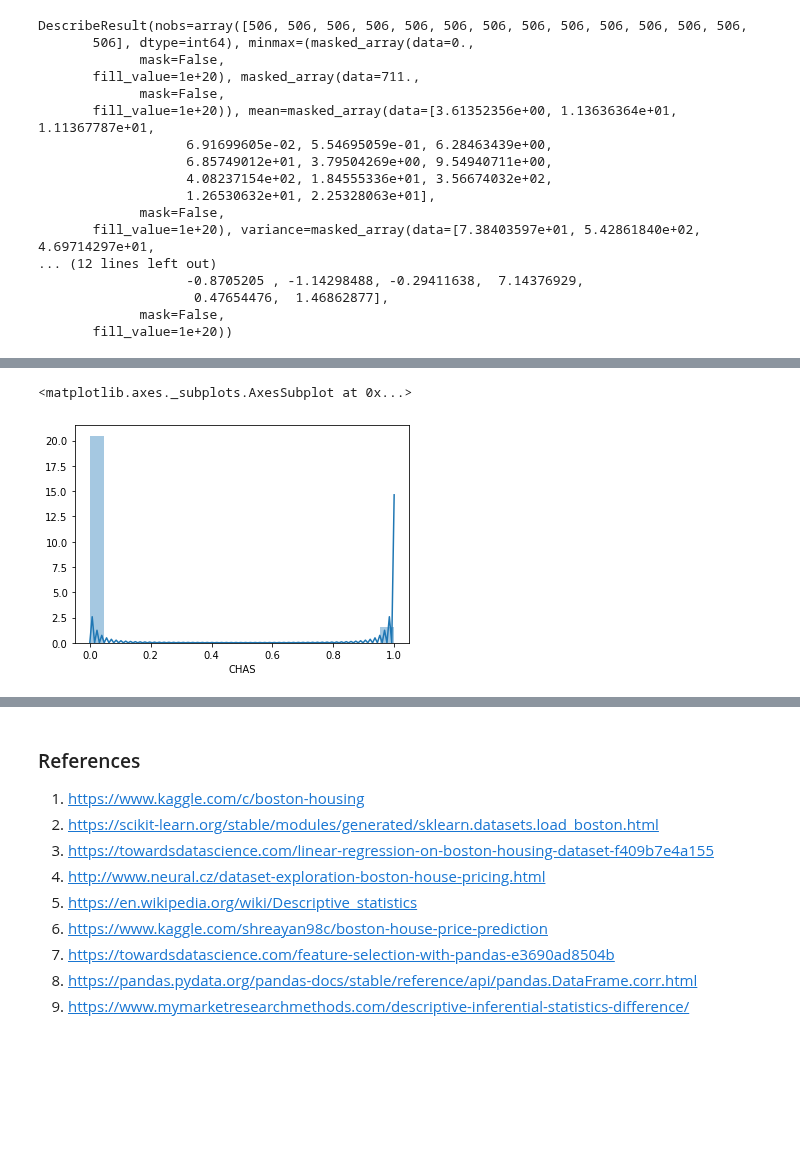
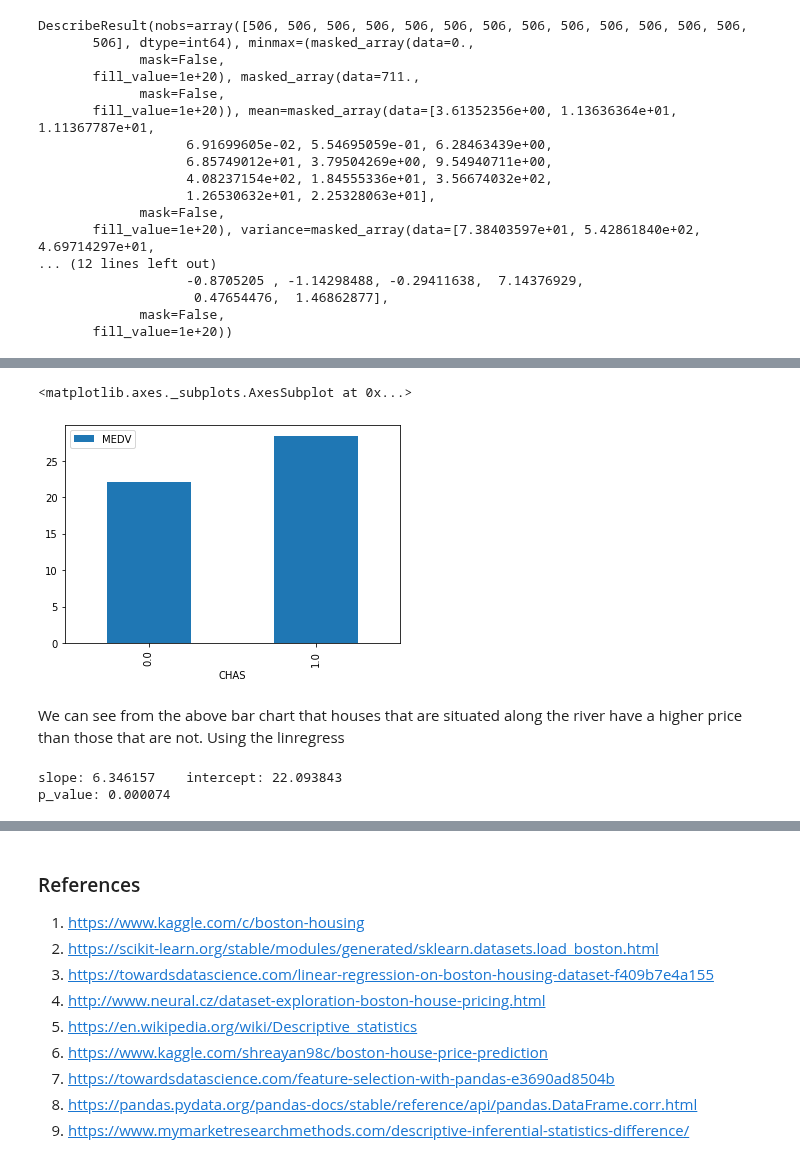
Before and after one commit to AideenByrne/2019MachineLearningProject, a Jupyter notebook: 2019project.ipynb, the cells around one changed output, grey strips where cells are left out. Drawn from its saved outputs; the diff is of its cells as text; code cells hidden in the pictures; blank space fills up the shorter version.

```diff
--- a/2019project.ipynb
+++ b/2019project.ipynb
@@ -169,5 +178,16 @@ sns.distplot(df1["MEDV"])#calls Seaborn to graph a displot of median house value
-# %%
-sns.distplot(df1["CHAS"])
-# %% [output]
-<matplotlib.axes._subplots.AxesSubplot at 0x...>
-[figure, removed]
+# %%
+pivot.plot(kind='bar')#plot bar chart of pivot
+# %% [output]
+<matplotlib.axes._subplots.AxesSubplot at 0x...>
+[figure, added]
+# %% [markdown]
+We can see from the above bar chart that houses that are situated along the river have a higher price than those that are not. Using the linregress
+# %%
+x = df['CHAS']
+y = df['MEDV']
+slope, intercept, r_value, p_value, std_err = ss.linregress(x, y)
+print("slope: %f    intercept: %f" % (slope, intercept))
+print ("p_value: %f" % (p_value))
+# %% [output]
+slope: 6.346157    intercept: 22.093843
+p_value: 0.000074
```
Also changed, not shown: parts of 13 cells of this notebook.
